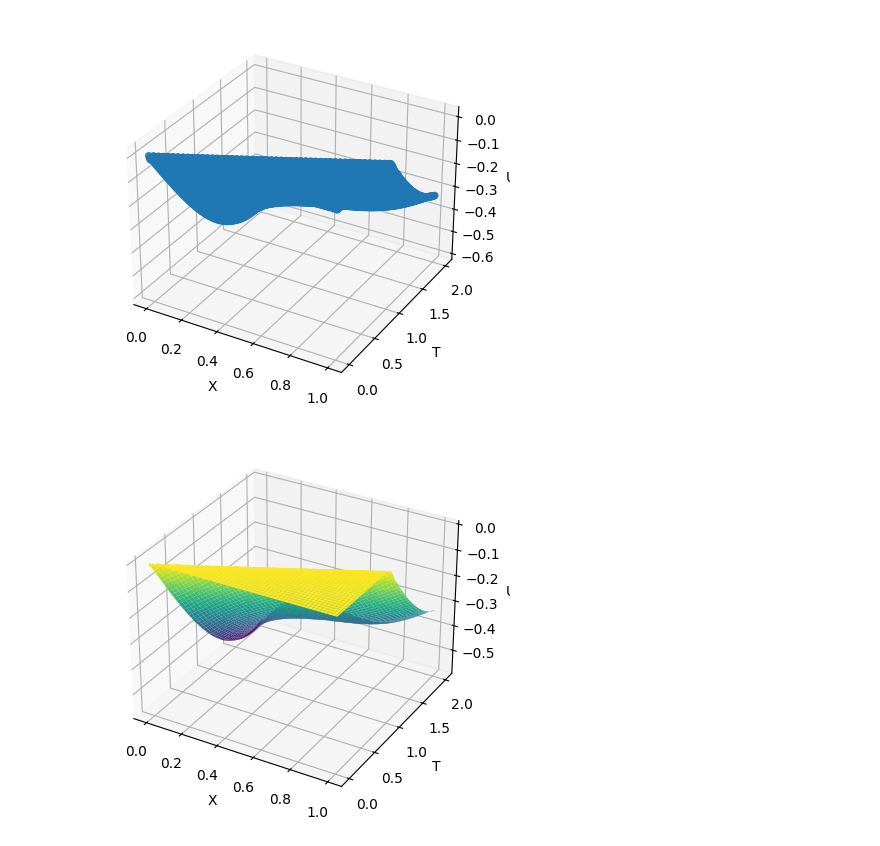
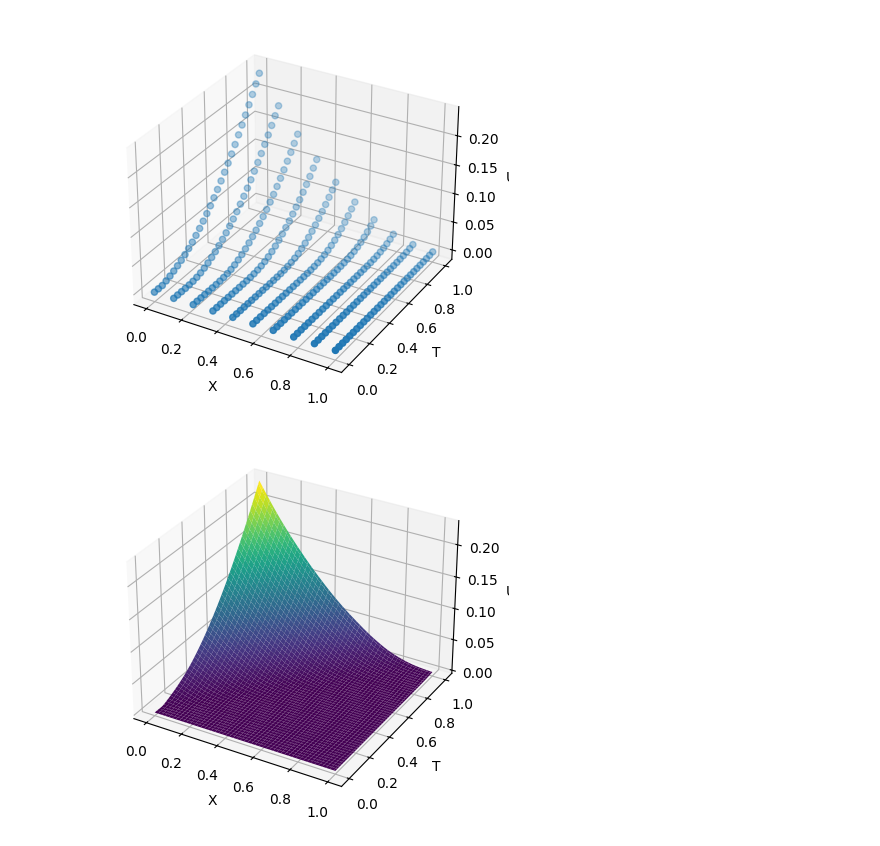
Before and after one commit to Nesterov-BA/newUni, a Jupyter notebook: 7sem/partDiffEq/plotst.ipynb, the cells around one changed output. Drawn from its saved outputs; the diff is of its cells as text; code cells hidden in the pictures.

```diff
--- a/7sem/partDiffEq/plotst.ipynb
+++ b/7sem/partDiffEq/plotst.ipynb
@@ -27,39 +27,39 @@ def read_data(filename):
     return zip(*data)
 
 # Read the data from the file
-x, y, z = read_data('dudx.txt')
+x, y, z = read_data('data.txt')
 
 # Function to plot data
 def plot_data(x, y, z, interpolated=False):
     fig = plt.figure()
     ax = fig.add_subplot(111, projection='3d')
 
     if interpolated:
         # Define a grid of points where you want to interpolate the data
         grid_x, grid_y = np.mgrid[min(x):max(x):100j, min(y):max(y):100j]
 
         # Interpolate the data onto the grid
         grid_z = griddata((x, y), z, (grid_x, grid_y), method='cubic')
 
         # Create a surface plot
         ax.plot_surface(grid_x, grid_y, grid_z, cmap='viridis')
     else:
         # Create a  3D scatter plot
         ax.scatter(x, y, z)
 
     # Set labels for the axes
     ax.set_xlabel('X')
     ax.set_ylabel('T')
     ax.set_zlabel('U')
 
     # Show the plot
     plt.show()
 
 # Plot the data as a scatter plot
 plot_data(x, y, z, interpolated=False)
 
 # Plot the data as an interpolated surface plot
 plot_data(x, y, z, interpolated=True)
 # %% [output]
-[figure, old version]
+[figure, new version]
-[figure, old version]
+[figure, new version]
```
Also changed, not shown: parts of 3 cells of this notebook, 15 other files.
